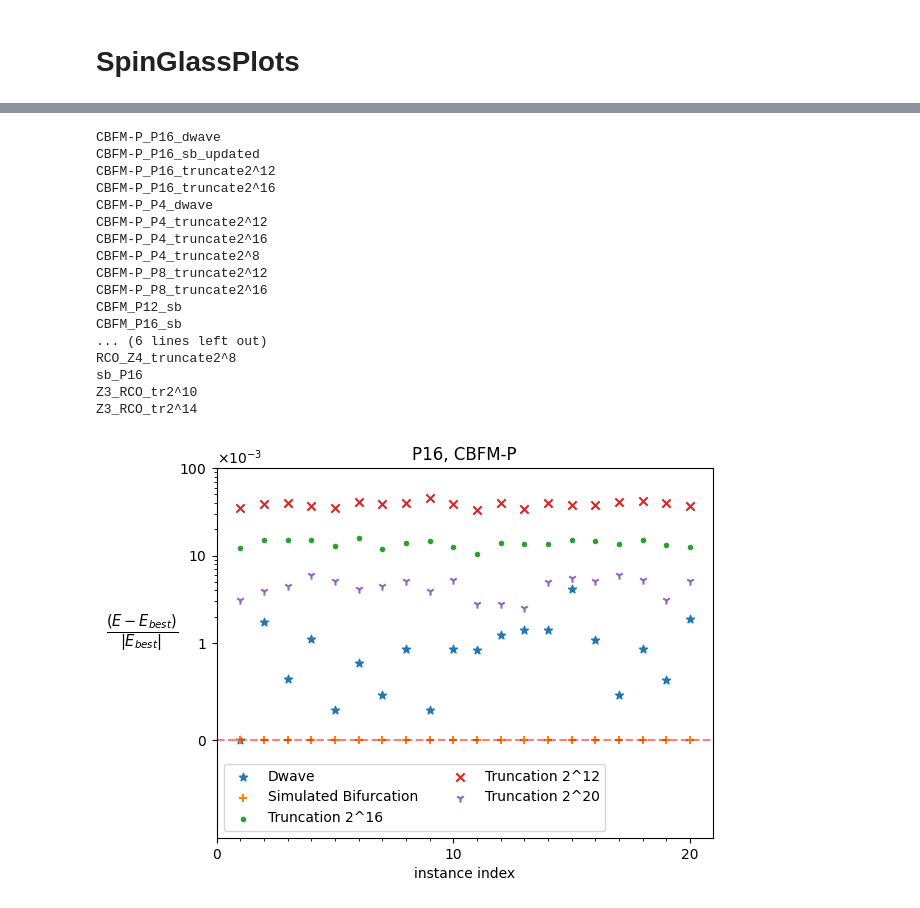
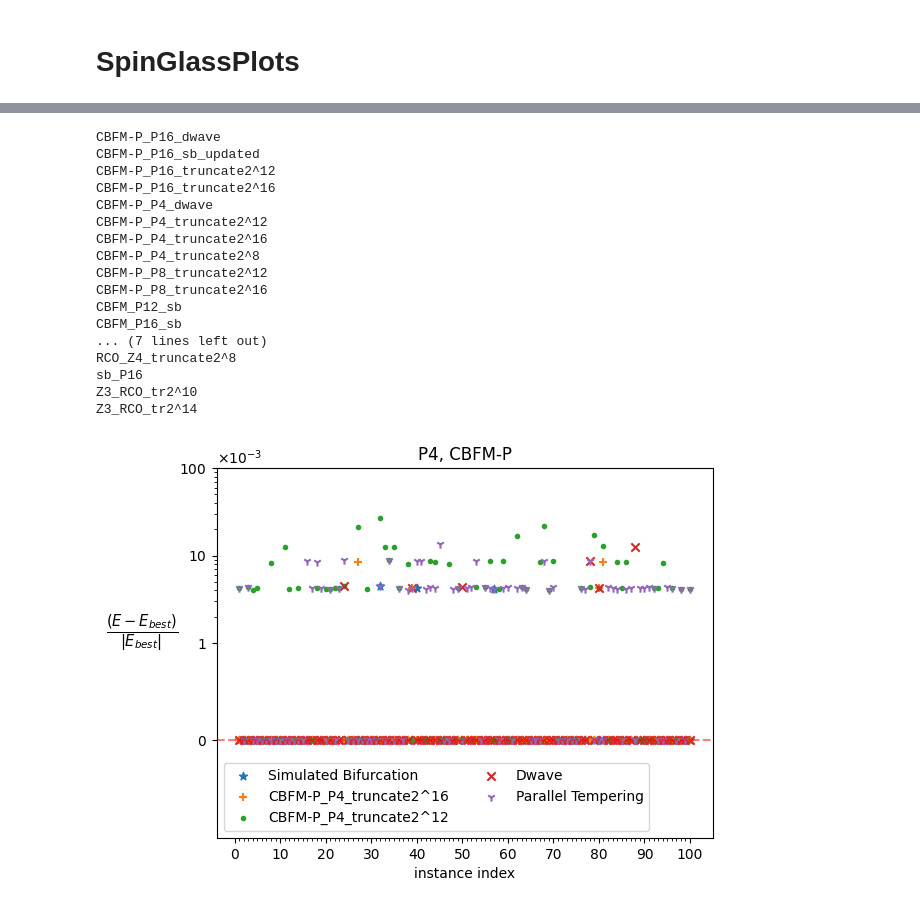
Before and after one commit to tomsmierz/SpinGlassPlots, a Jupyter notebook: SpinGlassPlots.ipynb, the cells around one changed output, grey strips where cells are left out. Cells and saved outputs as stored; diff of their text form; code cells hidden in the pictures.

```diff
--- a/SpinGlassPlots.ipynb
+++ b/SpinGlassPlots.ipynb
@@ -67,6 +67,7 @@ class UniversalPlotter:
             instances = self.data_frames[table]["instance"].unique()
             instance_list.append(instances)
         instances = min(instance_list, key=len)
+        instances_max = max(instance_list, key=len)
 
         table_energies = {}
         for table in args:
@@ -124,7 +125,9 @@ class UniversalPlotter:
         ax.set_title(title)
         ax.legend(ncols=2)
         #plt.grid(True)
-        plt.savefig("plot.pdf", bbox_inches="tight")
+        save_name = title.replace(",", "_")
+        save_name = save_name.replace(" ", "")
+        plt.savefig(f"plot_{save_name}.pdf", bbox_inches="tight")
 
 
     def available_tables(self):
@@ -150,6 +153,7 @@ class UniversalPlotter:
         peps12 = re.search(r"tr2\^12", table_name)
         peps16 = re.search(r"tr2\^16", table_name)
         peps20 = re.search(r"tr2\^20", table_name)
+        pt = re.search("pt", table_name)
         if dw:
             return "Dwave"
         elif sb:
@@ -160,6 +164,8 @@ class UniversalPlotter:
             return "Truncation 2^16"
         elif peps20:
             return "Truncation 2^20"
+        elif pt:
+            return "Parallel Tempering"
         else:
             return table_name
 # %%
@@ -179,12 +185,13 @@ CBFM-P_P8_truncate2^12
 CBFM-P_P8_truncate2^16
 CBFM_P12_sb
 CBFM_P16_sb
-... (6 lines left out)
+... (7 lines left out)
 RCO_Z4_truncate2^8
 sb_P16
 Z3_RCO_tr2^10
 Z3_RCO_tr2^14
-# %%
-plotter.plot_energies("CBFM-P_P16_dwave", "CBFM-P_P16_sb_updated","P16_CBFM-P_tr2^16", "P16_CBFM-P_tr2^12", "P16_CBFM-P_tr2^20", title="P16, CBFM-P")
-# %% [output]
-[figure, removed]
+# %%
+plotter.plot_energies("CBFM_P4_sb", "CBFM-P_P4_truncate2^16", "CBFM-P_P4_truncate2^12",
+                      "CBFM-P_P4_dwave","P4_CFBM-P_pt", title="P4, CBFM-P")
+# %% [output]
+[figure, added]
```
Also changed, not shown: parts of 1 cell of this notebook, 2 other files.
